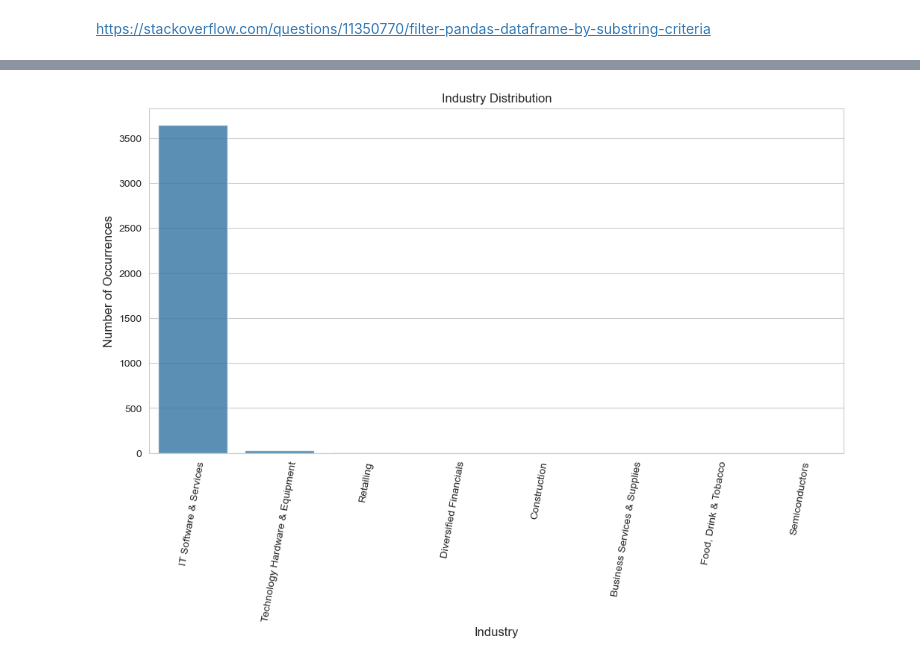
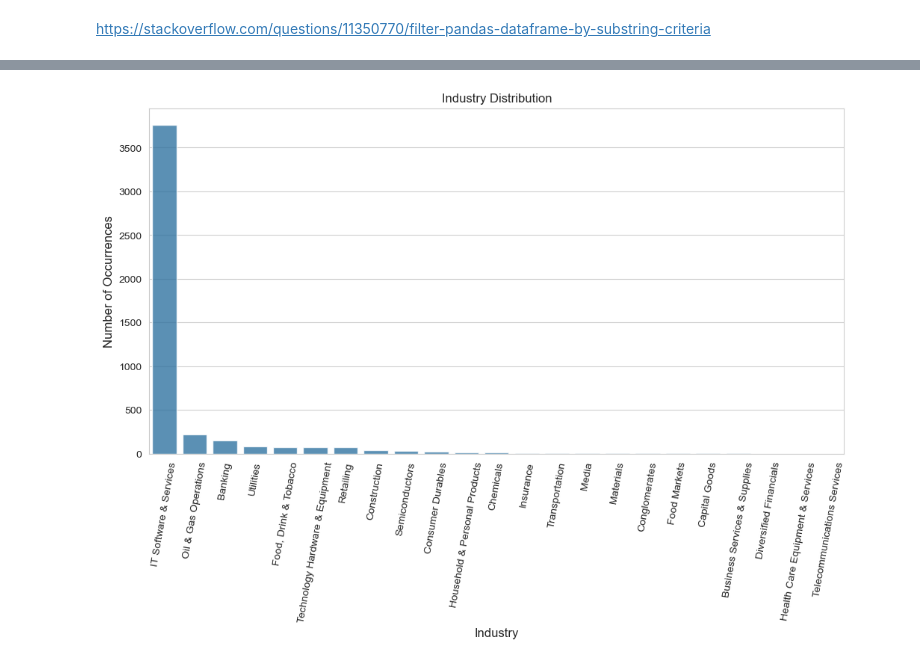
Before and after one commit to hanlily666/2023Fall_Projects, a Jupyter notebook: han_ruixin_final_project.ipynb, the cells around one changed output, grey strips where cells are left out. Drawn from its saved outputs; the diff is of its cells as text; code cells hidden in the pictures.

```diff
--- a/han_ruixin_final_project.ipynb
+++ b/han_ruixin_final_project.ipynb
@@ -65,8 +23,7 @@ df = df.dropna(subset=['Outlinks'])
 # Convert 'Outlinks' from string representation of list to actual list
 df['Outlinks'] = df['Outlinks'].apply(ast.literal_eval)
 # %%
-
 # Extract hostnames from each URL in 'Outlinks', add them to a list, and add the list as a new column in the DataFrame
-df['hostname'] = df['Outlinks'].apply(lambda outlinks: [extract_hostname(url) for url in outlinks])
-df
+df['hostname'] = df['Outlinks'].apply(lambda outlinks: [extract_the_hostname(one) for one in outlinks])
+df['hostname']
 # %% [output]
@@ -161,0 +94,6 @@ df_industry
+# %%
+df = df.explode('hostname')
+df['company_name'] = df['hostname'].apply(lambda x: next((name for name in matched_hostname['hostname'] if name in x), 'N/A'))
+
+merged_df = pd.merge(df, matched_hostname, left_on='company_name', right_on='hostname', how='inner')
+merged_df
@@ -162,16 +114,13 @@ df_industry
 # %%
-import matplotlib.pyplot as plt
-import seaborn as sns
-
-industry_counts = df_industry['Industry'].value_counts()
+industry_counts = merged_df['Industry'].value_counts()
 
 plt.figure(figsize=(12, 6))
 sns.barplot(x=industry_counts.index, y=industry_counts.values, alpha=0.8)
 plt.title('Industry Distribution')
 plt.ylabel('Number of Occurrences', fontsize=12)
 plt.xlabel('Industry', fontsize=12)
 plt.xticks(rotation=80)
 plt.show()
 # %% [output]
-[figure, old version]
+[figure, new version]
 # %%
```
Also changed, not shown: parts of 35 cells of this notebook, 7 other files.
